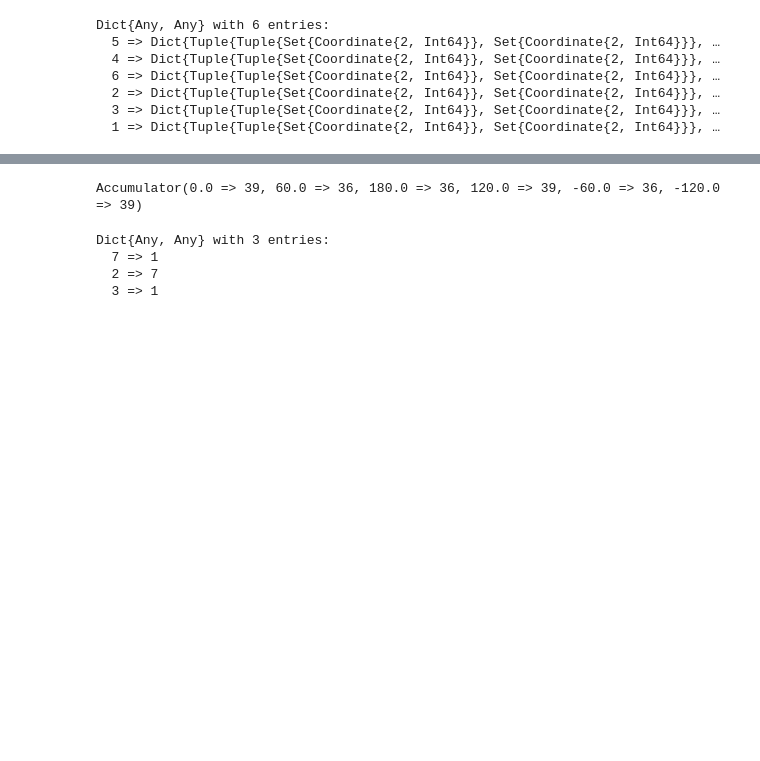
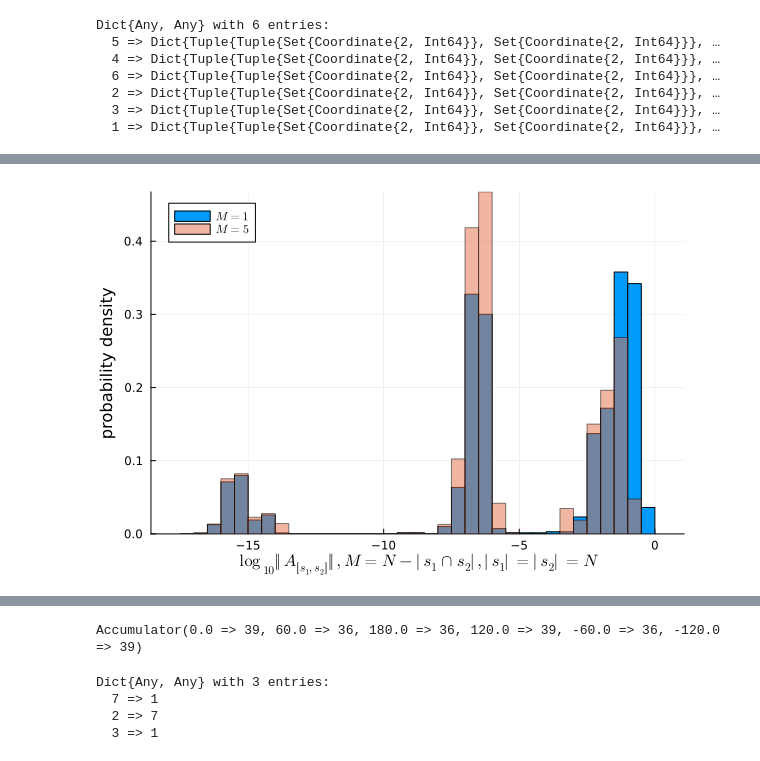
Before and after one commit to GoodStuff11/ML-signproblem, a Jupyter notebook: experimenting/ed/hubbard_ed.ipynb, the cells around one changed output, grey strips where cells are left out. Cells and saved outputs as stored; diff of their text form; code cells hidden in the pictures; blank space fills up the shorter version.

```diff
--- a/experimenting/ed/hubbard_ed.ipynb
+++ b/experimenting/ed/hubbard_ed.ipynb
@@ -225,0 +368,6 @@ plot(total, ylims=(0,Inf))
+# %%
+histogram(log10.(abs.(total[1])), normalize=:pdf, label=L"M=1")
+histogram!(log10.(abs.(total[5])), normalize=:pdf, alpha=0.5, label=L"M=5", xlabel=L"\log_{10} \Vert A_{[s_1,s_2]}\Vert, M=N-|s_1\cap s_2|, |s_1|=|s_2|=N", ylabel="probability density")
+# mean(abs.(filter(x-> -0.05<x<0.05,total[5]))), mean(abs.(filter(x-> -0.05<x<0.05,total[1])))
+# %% [output]
+[figure, added]
```
Also changed, not shown: parts of 19 cells of this notebook, 2 other files.
